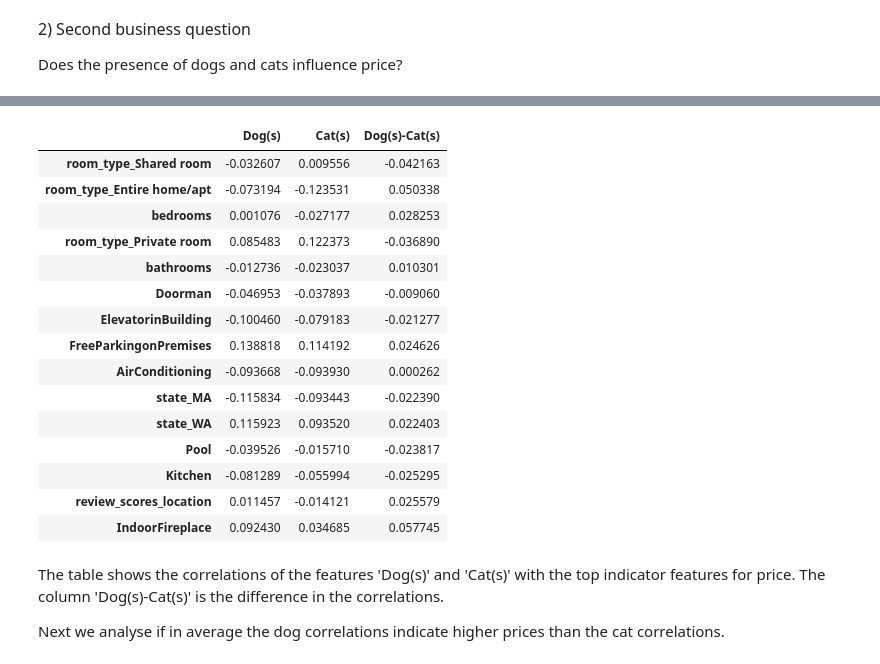
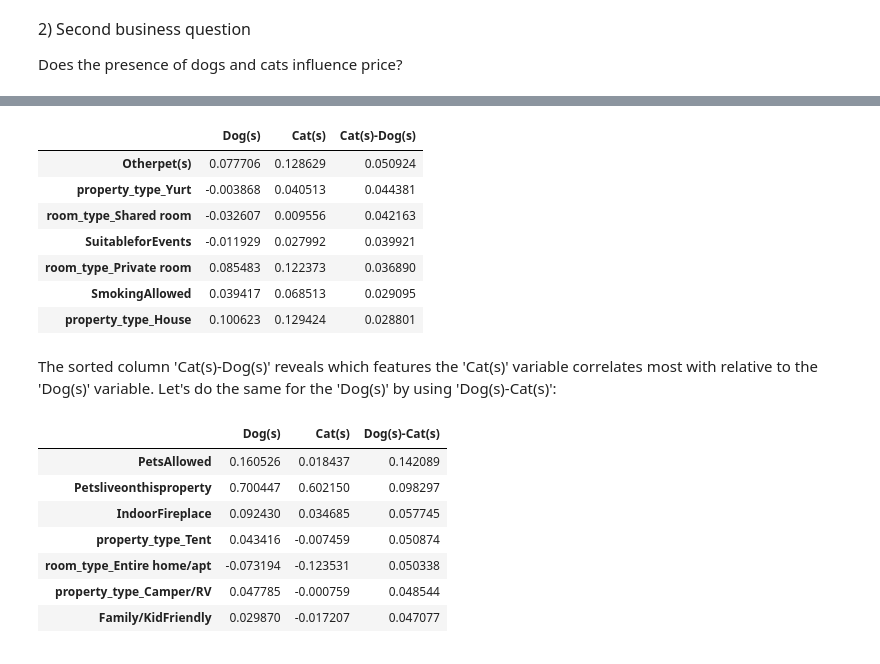
Before and after one commit to rafsch16/analysis-of-airbnb-data, a Jupyter notebook: airbnb.ipynb, the cells around one changed output, grey strips where cells are left out. Cells and saved outputs as stored; diff of their text form; code cells hidden in the pictures.

```diff
--- a/airbnb.ipynb
+++ b/airbnb.ipynb
@@ -203,33 +203,34 @@ def clean_data(df):
     # Pull a list of the columns names of the numerical variables in df
     num_cols_list_df = df.select_dtypes(include=['float', 'int']).columns
 
-    ######
-    # Calculate the percentage of null values in numerical features and if rows with null values in numerical data also have
-    # more null data in other columns
-    # CODE HERE
-
     # Create explanatory and response variables and fill missing numerical
     # values with the mean of the column
     fill_mean = lambda col: col.fillna(col.mean())
     y=df['price'].copy()
-    X_cat=df[['property_type','room_type','state']].copy()
+    X_cat=df[['state','host_has_profile_pic','host_is_superhost','host_identity_verified',
+            'is_location_exact','property_type','room_type','bed_type','instant_bookable',
+            'host_response_time','require_guest_profile_picture',
+            'require_guest_phone_verification']].copy()
+
     X_num = df[num_cols_list_df].apply(fill_mean)
 
     # Create the dummy variables for X_cat
     cat_cols_lst_X = X_cat.select_dtypes(include= ['object']).columns
     X_dummy=pd.get_dummies(X_cat, columns = cat_cols_lst_X, dummy_na = False)
 
-
     # Drop individual columns
     X_dummy.drop(columns=['property_type_Other', 'state_wa'], inplace=True)
-    X_num.drop(columns=['latitude','longitude','host_response_rate',
-                        'host_acceptance_rate','price','weekly_price',
-                        'monthly_price'], inplace=True)
+
+    X_num.drop(columns=['latitude','longitude','price','weekly_price',
+                        'monthly_price','id','scrape_id','host_id'], inplace=True)
 
     # Combine all the features into X
     X_combined = pd.concat([X_num, X_amenities, X_dummy],axis = 1, join='inner')
 
-    return X_combined, y
+    # Normalize the data
+    X_combined_norm = (X_combined-X_combined.min())/(X_combined.max()-X_combined.min())
+
+    return X_combined_norm, y
 
 # Use the function to create X and y
 X, y = clean_data(df)
@@ -376,32 +383,39 @@ Are people willing to pay higher prices due to the presence of dogs? For reasons
 # %%
 # We first obtain the correlation matrix and grep the columns for dogs and cats
 corr_matrix = X.corr()
-corr_dogs = corr_matrix['Dog(s)'].sort_values(ascending=False)
-corr_cats = corr_matrix['Cat(s)'].sort_values(ascending=False)
+corr_dogs = corr_matrix['Dog(s)']
+corr_cats = corr_matrix['Cat(s)']
+# %%
+# We calculate the difference in the correlations between cats and dogs
+corr_combined_cats = pd.concat([corr_dogs, corr_cats], axis=1, join='inner')
+corr_combined_cats['Cat(s)-Dog(s)'] = corr_combined_cats['Cat(s)']- corr_combined_cats['Dog(s)']
+# show the sorted correlation matrix for the difference in correlations
+vars_cat = corr_combined_cats.sort_values(by=['Cat(s)-Dog(s)'],ascending=False)[1:8]
+vars_cat
+# %% [output]
+|  | Dog(s) | Cat(s) | Cat(s)-Dog(s) |
+| Otherpet(s) | 0.077706 | 0.128629 | 0.050924 |
+| property_type_Yurt | -0.003868 | 0.040513 | 0.044381 |
+| room_type_Shared room | -0.032607 | 0.009556 | 0.042163 |
+| SuitableforEvents | -0.011929 | 0.027992 | 0.039921 |
+| room_type_Private room | 0.085483 | 0.122373 | 0.036890 |
+| SmokingAllowed | 0.039417 | 0.068513 | 0.029095 |
+| property_type_House | 0.100623 | 0.129424 | 0.028801 |
+# %% [markdown]
+The sorted column 'Cat(s)-Dog(s)' reveals which features the 'Cat(s)' variable correlates most with relative to the 'Dog(s)' variable. Let's do the same for the 'Dog(s)' by using 'Dog(s)-Cat(s)':
 # %%
 # We calculate the difference in the correlations between dogs and cats
-corr_comb = pd.concat([corr_dogs, corr_cats], axis=1, join='inner')
-corr_comb['Dog(s)-Cat(s)'] = corr_comb['Dog(s)']- corr_comb['Cat(s)']
-# show the correlation matrix together with the difference in correlation
-corr_comb.loc[comb]
+corr_combined_dogs = pd.concat([corr_dogs, corr_cats], axis=1, join='inner')
+corr_combined_dogs['Dog(s)-Cat(s)'] = corr_combined_dogs['Dog(s)']- corr_combined_dogs['Cat(s)']
+# show the sorted correlation matrix for the difference in correlations
+vars_dog = corr_combined_dogs.sort_values(by=['Dog(s)-Cat(s)'],ascending=False)[1:8]
+vars_dog
 # %% [output]
 |  | Dog(s) | Cat(s) | Dog(s)-Cat(s) |
-| room_type_Shared room | -0.032607 | 0.009556 | -0.042163 |
+| PetsAllowed | 0.160526 | 0.018437 | 0.142089 |
+| Petsliveonthisproperty | 0.700447 | 0.602150 | 0.098297 |
+| IndoorFireplace | 0.092430 | 0.034685 | 0.057745 |
+| property_type_Tent | 0.043416 | -0.007459 | 0.050874 |
 | room_type_Entire home/apt | -0.073194 | -0.123531 | 0.050338 |
-| bedrooms | 0.001076 | -0.027177 | 0.028253 |
-| room_type_Private room | 0.085483 | 0.122373 | -0.036890 |
-| bathrooms | -0.012736 | -0.023037 | 0.010301 |
-| Doorman | -0.046953 | -0.037893 | -0.009060 |
-| ElevatorinBuilding | -0.100460 | -0.079183 | -0.021277 |
-| FreeParkingonPremises | 0.138818 | 0.114192 | 0.024626 |
-| AirConditioning | -0.093668 | -0.093930 | 0.000262 |
-| state_MA | -0.115834 | -0.093443 | -0.022390 |
-| state_WA | 0.115923 | 0.093520 | 0.022403 |
-| Pool | -0.039526 | -0.015710 | -0.023817 |
-| Kitchen | -0.081289 | -0.055994 | -0.025295 |
-| review_scores_location | 0.011457 | -0.014121 | 0.025579 |
-| IndoorFireplace | 0.092430 | 0.034685 | 0.057745 |
+| property_type_Camper/RV | 0.047785 | -0.000759 | 0.048544 |
+| Family/KidFriendly | 0.029870 | -0.017207 | 0.047077 |
-# %% [markdown]
-The table shows the correlations of the features 'Dog(s)' and 'Cat(s)' with the top indicator features for price. The column 'Dog(s)-Cat(s)' is the difference in the correlations.
-
-Next we analyse if in average the dog correlations indicate higher prices than the cat correlations.
```
Also changed, not shown: parts of 17 cells of this notebook.
